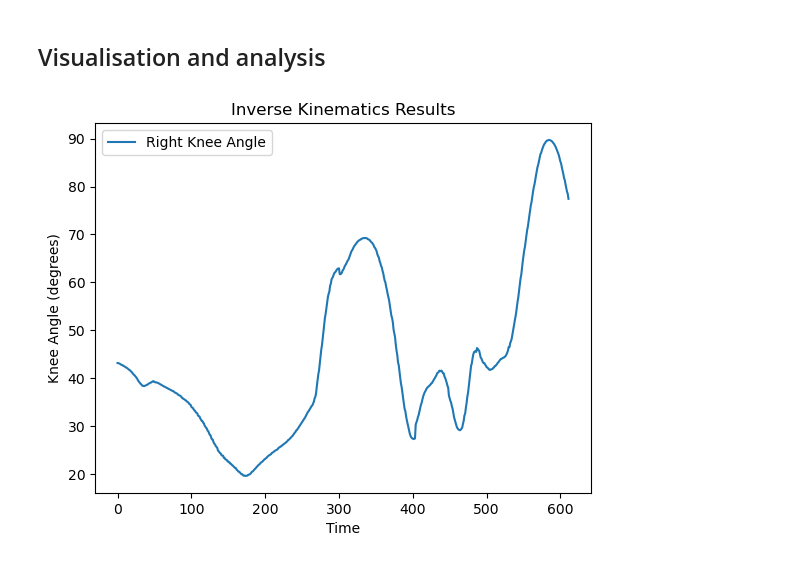
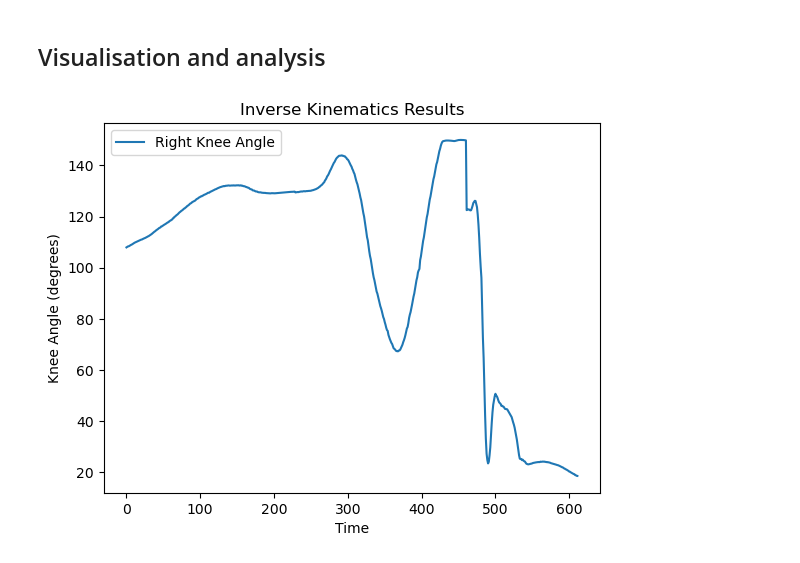
Before and after one commit to aidangehring/7115-paf-opensim, a Jupyter notebook: exploration.ipynb, the cells around one changed output. Saved outputs shown, nothing was run; the diff lists cells and outputs as text; code cells hidden in the pictures.

```diff
--- a/exploration.ipynb
+++ b/exploration.ipynb
@@ -150,32 +152,32 @@ Not created yet
 # %%
 
 def load_mot(file_path): #* Dataframe for inverse kinematics joint angles
     with open(file_path, 'r') as f:
         lines = f.readlines()
 
     # Find end of header
     for i, line in enumerate(lines):
         if "endheader" in line.lower():
             start_idx = i + 1
             break
 
     # Load directly with pandas
     df = pd.read_csv(
         file_path,
         sep='\t',
         skiprows=start_idx,
         header=0   # first row after header is column names
     )
 
     return df
 
 df = load_mot(os.path.join(outputs_path, "ik_motion.mot"))
 
-plt.plot(df['knee_angle_r'], label='Right Knee Angle') #* Can change outcome for quick analysis in notebook
+plt.plot(df['elbow_flex_r'], label='Right Knee Angle') #* Can change outcome for quick analysis in notebook
 plt.xlabel('Time')
 plt.ylabel('Knee Angle (degrees)')
 plt.title('Inverse Kinematics Results')
 plt.legend()
 plt.show()
 # %% [output]
-[figure, old version]
+[figure, new version]
```
Also changed, not shown: parts of 2 cells of this notebook, 5 other files.
